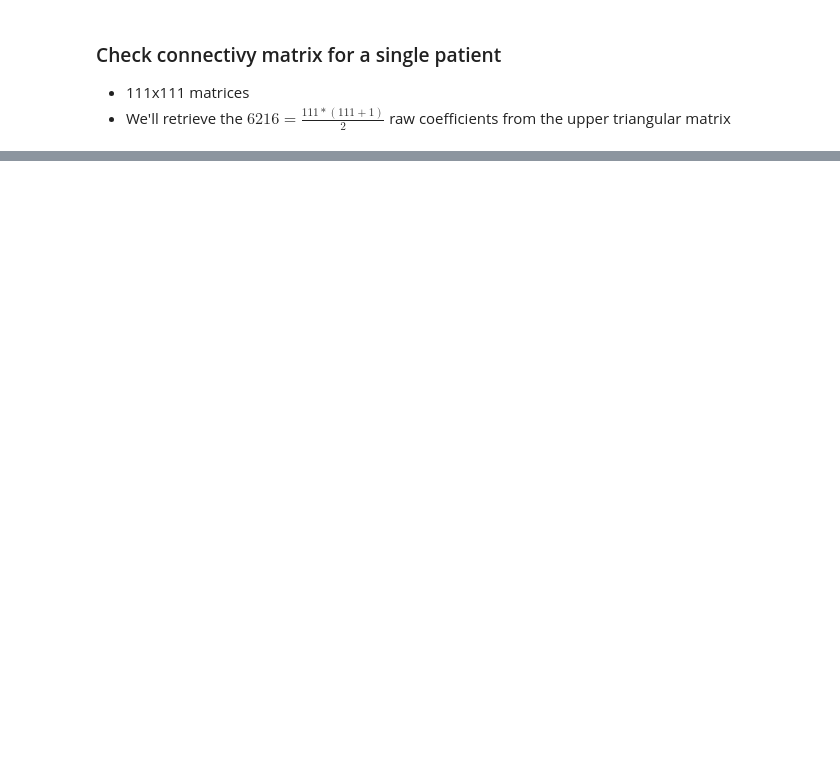
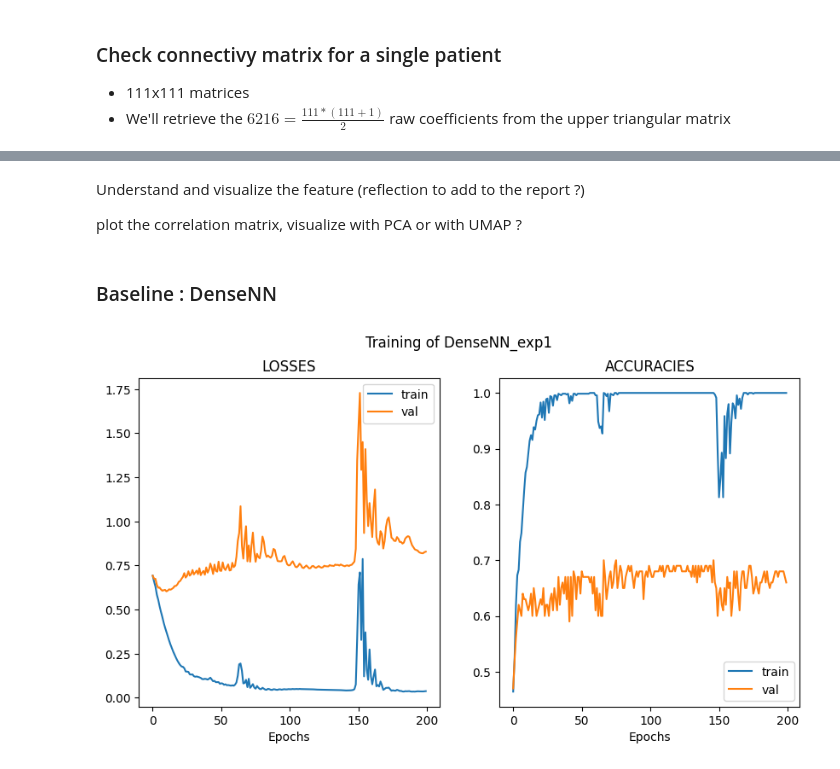
Before and after one commit to balthazarneveu/spectral_graph_convolutions, a Jupyter notebook: studies/abide_dataset_exploration.ipynb, the cells around one changed output, grey strips where cells are left out. Saved outputs shown, nothing was run; the diff lists cells and outputs as text; code cells hidden in the pictures; blank space fills up the shorter version.

```diff
--- a/studies/abide_dataset_exploration.ipynb
+++ b/studies/abide_dataset_exploration.ipynb
@@ -188,0 +129,32 @@ print(f"Test loss: {loss_test.item():.4f}, Test accuracy: {acc_test.item():.4f}"
+# %%
+training_dict_exp1 = get_training_dict_exp1(dat, nb_train=700, nb_val=100, override=False)
+# put to tensor and to device
+training_dict_exp1[TRAIN_MASK] = torch.LongTensor(training_dict_exp1[TRAIN_MASK])
+training_dict_exp1[VAL_MASK] = torch.LongTensor(training_dict_exp1[VAL_MASK])
+training_dict_exp1[TEST_MASK] = torch.LongTensor(training_dict_exp1[TEST_MASK])
+training_dict_exp1[INPUTS] = torch.tensor(training_dict_exp1[INPUTS], dtype=torch.float32).to(device)
+training_dict_exp1[LABELS] = torch.tensor(training_dict_exp1[LABELS], dtype=torch.float32).unsqueeze(1).to(device)
+
+
+in_channels_exp1 = training_dict_exp1[INPUTS].shape[1]
+# %% [markdown]
+Understand and visualize the feature (reflection to add to the report ?)
+
+plot the correlation matrix, visualize with PCA or with UMAP ?
+# %% [markdown]
+### Baseline : DenseNN
+# %%
+DenseNN_exp1 = DenseNN(in_channels_exp1,
+                       hdim=64)
+# %%
+if training_dict_exp1[LABELS].ndim > 1:
+    training_dict_exp1[LABELS] = training_dict_exp1[LABELS].squeeze(1)
+DenseNN_exp1, DenseNN_exp1_train_log, DenseNN_exp1_val_log = train(DenseNN_exp1,
+                                                                   training_dict_exp1,
+                                                                   nEpochs=200,
+                                                                   optimizer_params={'lr': 0.001,
+                                                                                     'weight_decay': 0.05})
+# %%
+plot_learning_curves(DenseNN_exp1_train_log, DenseNN_exp1_val_log, title="Training of DenseNN_exp1")
+# %% [output]
+[figure, added]
```
Also changed, not shown: parts of 47 cells of this notebook, 2 other files.
